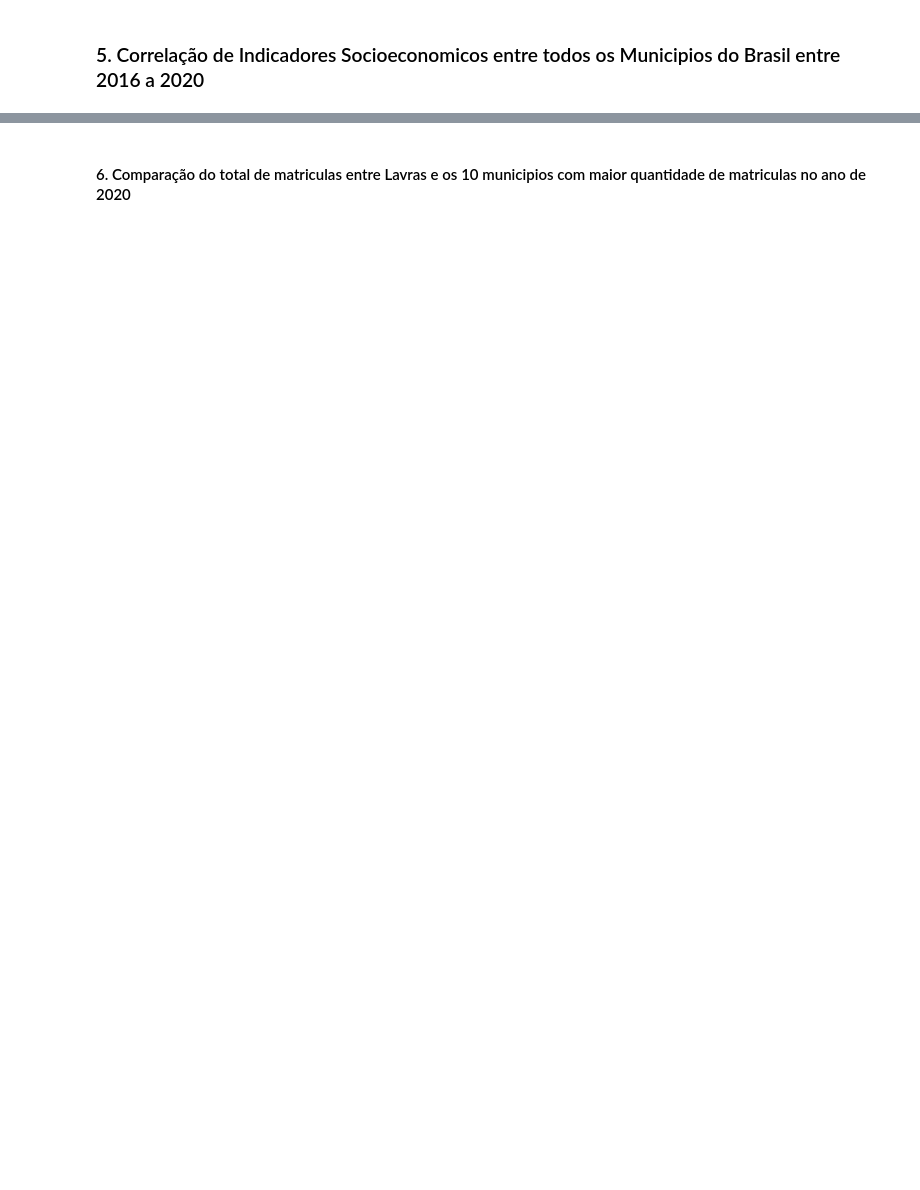
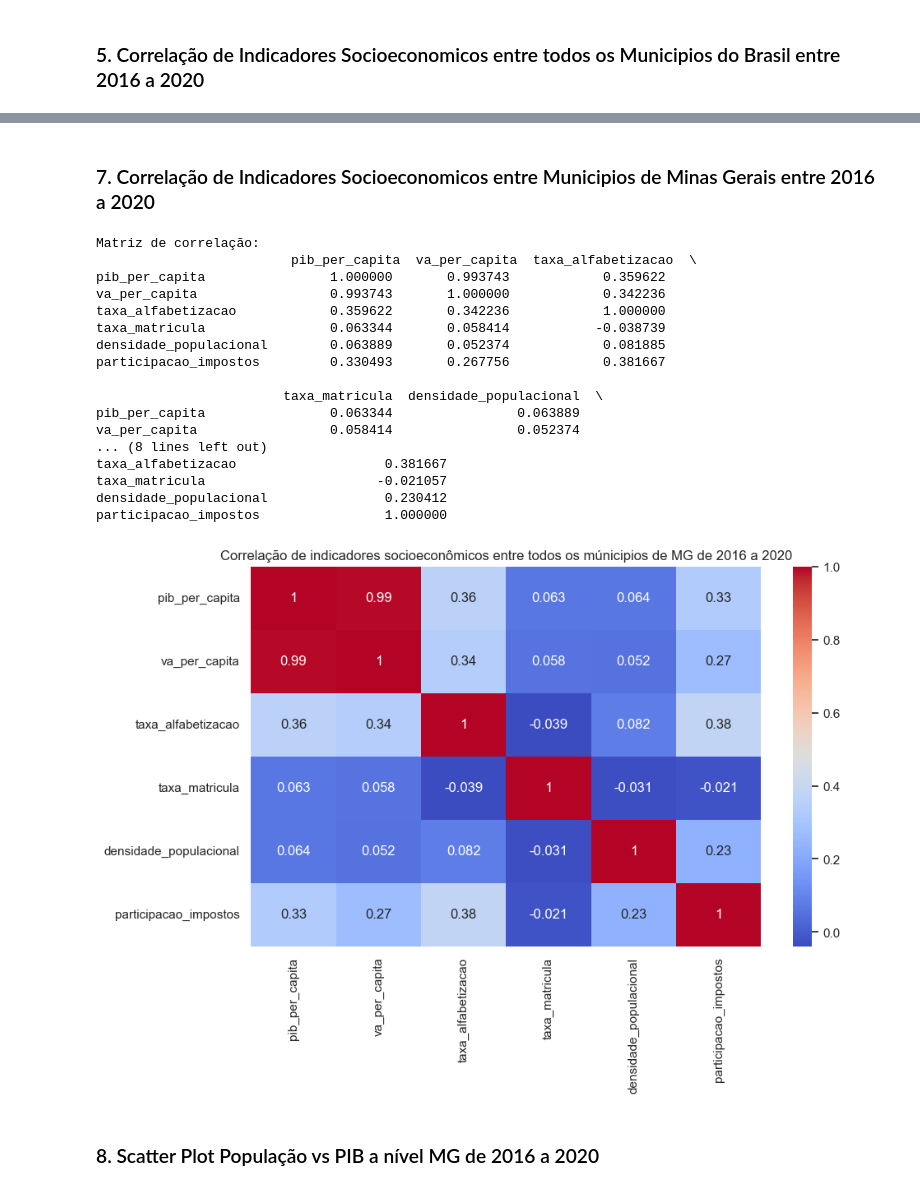
Before and after one commit to EstevaoAugusto/ZettaLab-2ed-Desafio-Ciencia-e-Governanca-de-Dados, a Jupyter notebook: notebooks/2_analise_exploratoria.ipynb, the cells around one changed output, grey strips where cells are left out. Cells and saved outputs as stored; diff of their text form; code cells hidden in the pictures; blank space fills up the shorter version.

```diff
--- a/notebooks/2_analise_exploratoria.ipynb
+++ b/notebooks/2_analise_exploratoria.ipynb
@@ -359,3 +453,40 @@ plt.close()  # Fechar a figura para liberar memória
+# %% [markdown]
+### 7. Correlação de Indicadores Socioeconomicos entre Municipios de Minas Gerais entre 2016 a 2020
+# %%
+# Calcular a matriz de correlação entre os indicadores selecionados
+mun_mg_2016_2020 = df[df['NM_UF_SIGLA'] == "MG"]
+corr_matrix = mun_mg_2016_2020[['pib_per_capita','va_per_capita','taxa_alfabetizacao','taxa_matricula', 'densidade_populacional', 'participacao_impostos']].corr()
+print("Matriz de correlação:\n", corr_matrix)  # Exibir a matriz no console
+
+# Criar um heatmap da matriz de correlação usando Seaborn
+sns.heatmap(corr_matrix, annot=True, cmap='coolwarm')  # Heatmap com valores anotados e cores 'coolwarm'
+plt.title('Correlação de indicadores socioeconômicos entre todos os múnicipios de MG de 2016 a 2020')  # Título do gráfico
+
+# Salvar a figura em alta resolução no diretório especificado
+if not os.path.exists(f"{REPORTS_DIRECTORY_PATH}/matriz_correlacao_todos_os_municipios_mg_2016_a_2020.png"):
+    plt.savefig(os.path.join(f"{REPORTS_DIRECTORY_PATH}/", 'matriz_correlacao_todos_os_municipios_mg_2016_a_2020.png'), dpi=300, bbox_inches='tight')
+
+plt.show()   # Exibir o gráfico
+plt.close()  # Fechar a figura para liberar memória
+# %% [output]
+Matriz de correlação:
+                         pib_per_capita  va_per_capita  taxa_alfabetizacao  \
+pib_per_capita                1.000000       0.993743            0.359622
+va_per_capita                 0.993743       1.000000            0.342236
+taxa_alfabetizacao            0.359622       0.342236            1.000000
+taxa_matricula                0.063344       0.058414           -0.038739
+densidade_populacional        0.063889       0.052374            0.081885
+participacao_impostos         0.330493       0.267756            0.381667
+
+                        taxa_matricula  densidade_populacional  \
+pib_per_capita                0.063344                0.063889
+va_per_capita                 0.058414                0.052374
+... (8 lines left out)
+taxa_alfabetizacao                   0.381667
+taxa_matricula                      -0.021057
+densidade_populacional               0.230412
+participacao_impostos                1.000000
+[figure, added]
 # %% [markdown]
-#### 6. Comparação do total de matriculas entre Lavras e os 10 municipios com maior quantidade de matriculas no ano de 2020
+### 8. Scatter Plot População vs PIB a nível MG de 2016 a 2020
 # %%
```
Also changed, not shown: parts of 19 cells of this notebook, 1 other file.
